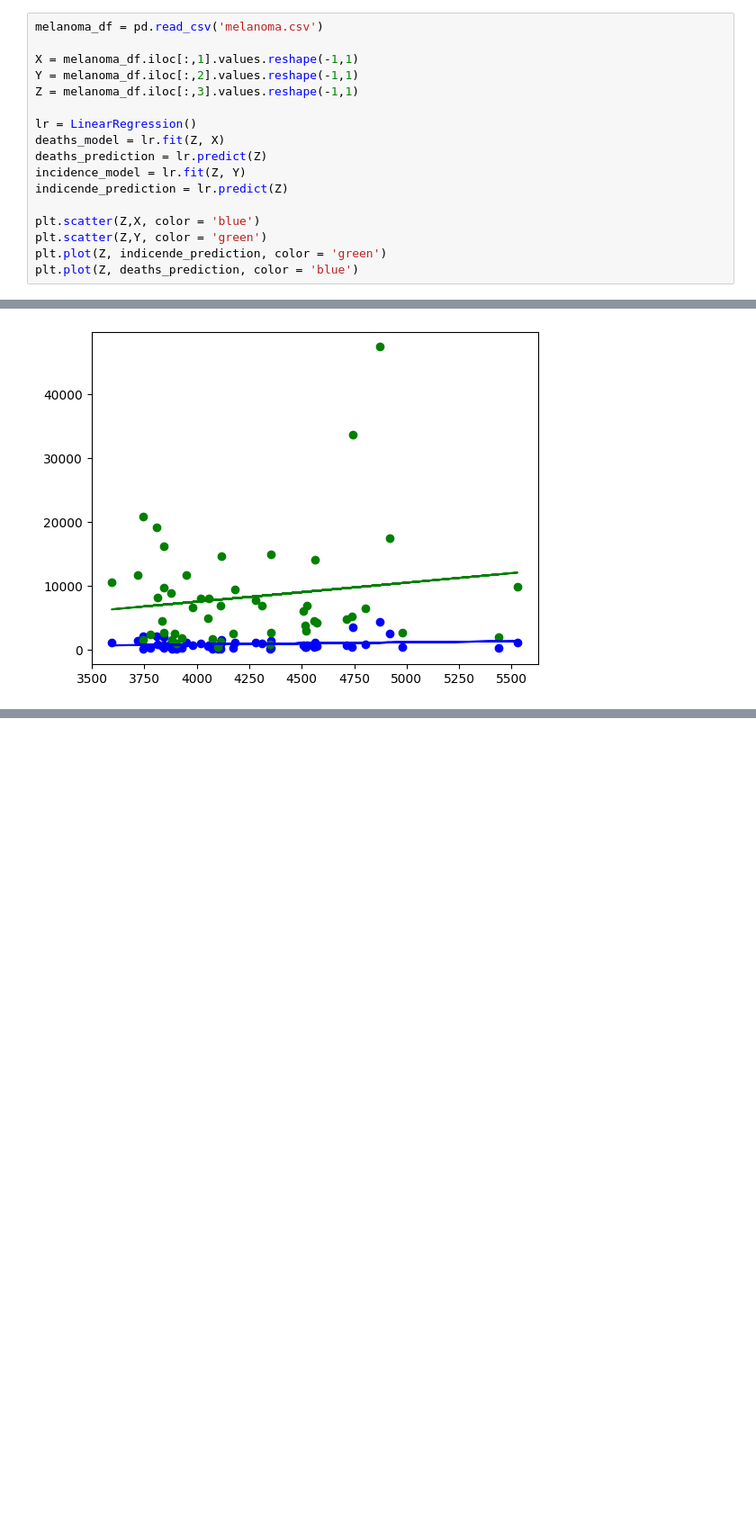
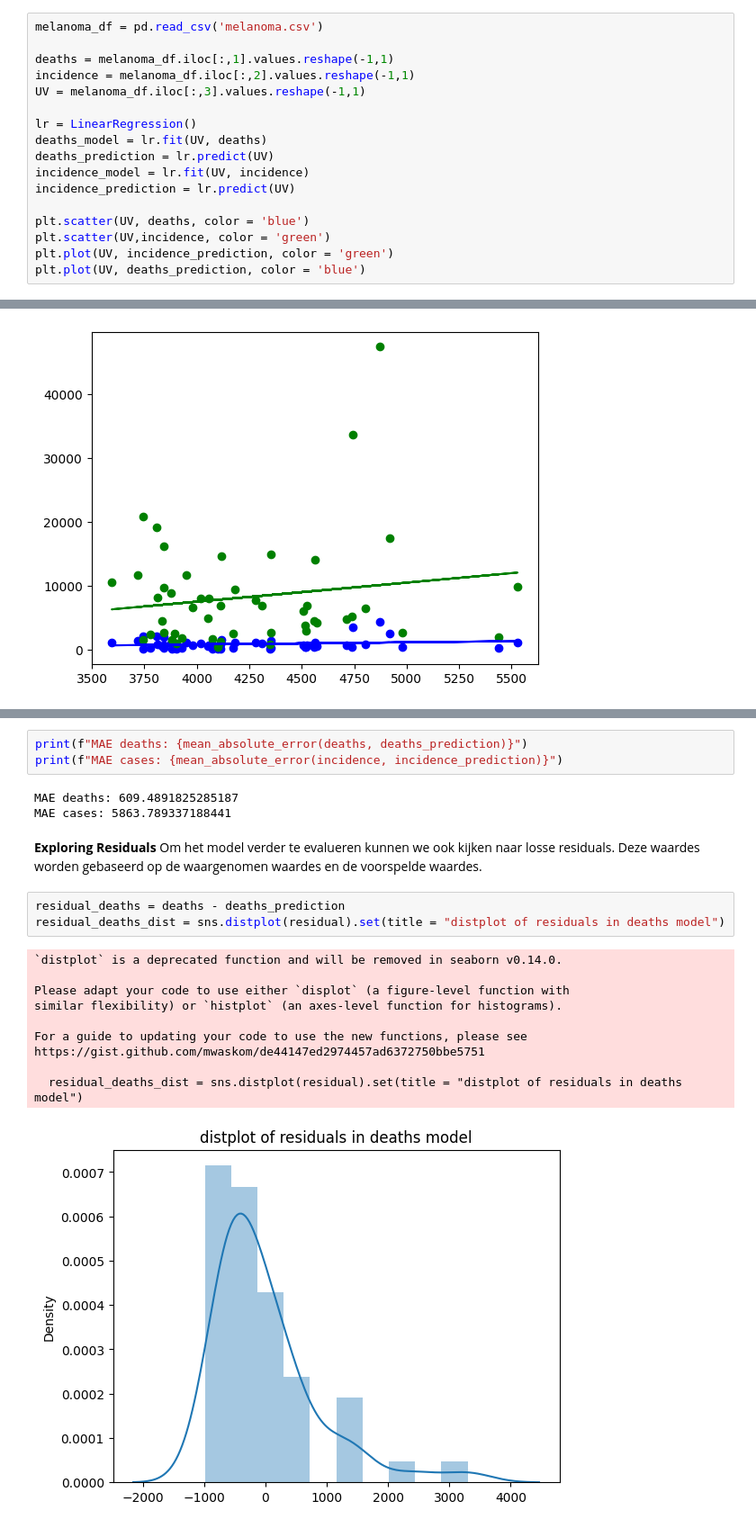
Before and after one commit to VeraSpek/datascience, a Jupyter notebook: model.ipynb, the cells around one changed output, grey strips where cells are left out. Shown at 90% size. Saved outputs shown, nothing was run; the diff lists cells and outputs as text; blank space fills up the shorter version.

```diff
--- a/model.ipynb
+++ b/model.ipynb
@@ -12,20 +16,20 @@ Vervolgens gaan we de dataset inladen en de X, Y en Z waardes toekennen aan de m
 # %%
 melanoma_df = pd.read_csv('melanoma.csv')
 
-X = melanoma_df.iloc[:,1].values.reshape(-1,1)
-Y = melanoma_df.iloc[:,2].values.reshape(-1,1)
-Z = melanoma_df.iloc[:,3].values.reshape(-1,1)
+deaths = melanoma_df.iloc[:,1].values.reshape(-1,1)
+incidence = melanoma_df.iloc[:,2].values.reshape(-1,1)
+UV = melanoma_df.iloc[:,3].values.reshape(-1,1)
 
 lr = LinearRegression()
-deaths_model = lr.fit(Z, X)
-deaths_prediction = lr.predict(Z)
-incidence_model = lr.fit(Z, Y)
-indicende_prediction = lr.predict(Z)
+deaths_model = lr.fit(UV, deaths)
+deaths_prediction = lr.predict(UV)
+incidence_model = lr.fit(UV, incidence)
+incidence_prediction = lr.predict(UV)
 
-plt.scatter(Z,X, color = 'blue')
-plt.scatter(Z,Y, color = 'green')
-plt.plot(Z, indicende_prediction, color = 'green')
-plt.plot(Z, deaths_prediction, color = 'blue')
+plt.scatter(UV, deaths, color = 'blue')
+plt.scatter(UV,incidence, color = 'green')
+plt.plot(UV, incidence_prediction, color = 'green')
+plt.plot(UV, deaths_prediction, color = 'blue')
 # %% [output]
 [<matplotlib.lines.Line2D at 0x...>]
 [figure]
@@ -31,0 +71,23 @@ plt.plot(Z, deaths_prediction, color = 'blue')
+# %%
+print(f"MAE deaths: {mean_absolute_error(deaths, deaths_prediction)}")
+print(f"MAE cases: {mean_absolute_error(incidence, incidence_prediction)}")
+# %% [output]
+MAE deaths: 609.4891825285187
+MAE cases: 5863.789337188441
+# %% [markdown]
+**Exploring Residuals**
+Om het model verder te evalueren kunnen we ook kijken naar losse residuals. Deze waardes worden gebaseerd op de waargenomen waardes en de voorspelde waardes.
+# %%
+residual_deaths = deaths - deaths_prediction
+residual_deaths_dist = sns.distplot(residual).set(title = "distplot of residuals in deaths model")
+# %% [output]
+`distplot` is a deprecated function and will be removed in seaborn v0.14.0.
+
+Please adapt your code to use either `displot` (a figure-level function with
+similar flexibility) or `histplot` (an axes-level function for histograms).
+
+For a guide to updating your code to use the new functions, please see
+https://gist.github.com/mwaskom/de44147ed2974457ad6372750bbe5751
+
+  residual_deaths_dist = sns.distplot(residual).set(title = "distplot of residuals in deaths model")
+[figure, added]
```
Also changed, not shown: parts of 12 cells of this notebook.
